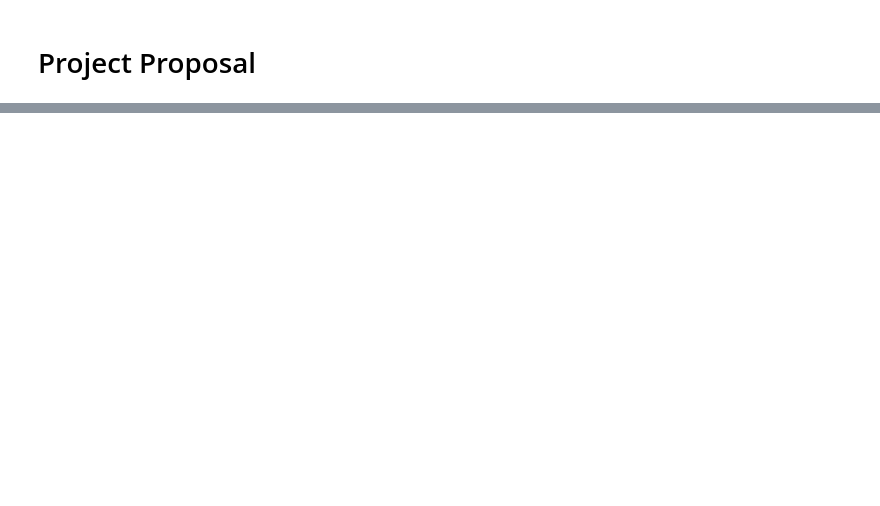
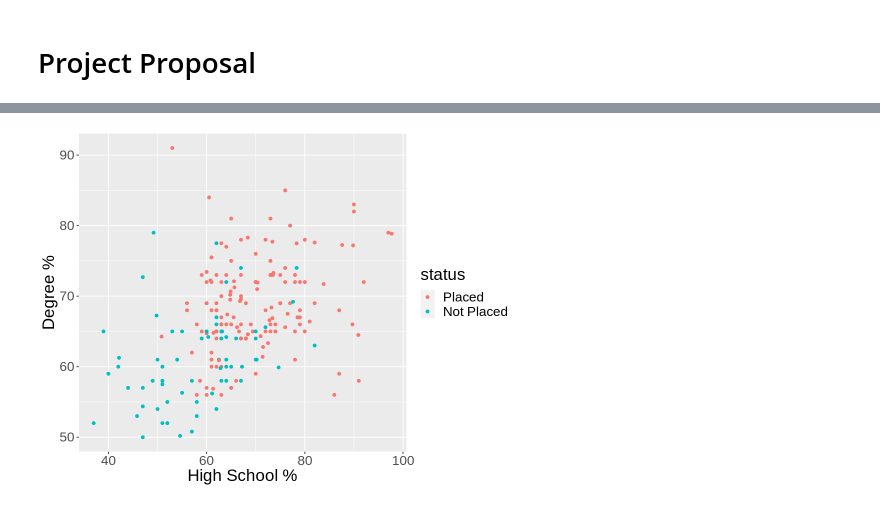
Before and after one commit to rmahinpei/dsci100-project, a Jupyter notebook: project-proposal.ipynb, the cells around one changed output, grey strips where cells are left out. Drawn from its saved outputs; the diff is of its cells as text; code cells hidden in the pictures; blank space fills up the shorter version.

Commit message:
Read and visualize data

```diff
--- a/project-proposal.ipynb
+++ b/project-proposal.ipynb
@@ -95,0 +8,7 @@ A tibble: 6 × 8
+# %%
+# load data
+url <- "https://raw.githubusercontent.com/DG1606/CMS-R-2020/7f00d6b5e20d99a933c582d8b544fc4d04528462/Placement_Data_Full_Class.csv"
+data <- read_csv(url)
+# treat status as a factor
+data <- mutate(work_data, status = as_factor(status))
+data
@@ -95,0 +53,12 @@ A tibble: 6 × 8
+# %%
+# visualize data
+options(repr.plot.width=8, repr.plot.height=6)
+plot <- ggplot(data, aes(x = hsc_p, y = degree_p, color = status)) +
+    geom_point() +
+    xlab("High School %") +
+    ylab("Degree %") +
+    labs("Work Placement Status") +
+    theme(text = element_text(size=20))
+plot
+# %% [output]
+[figure, added]
```
Also changed, not shown: parts of 7 cells of this notebook.
